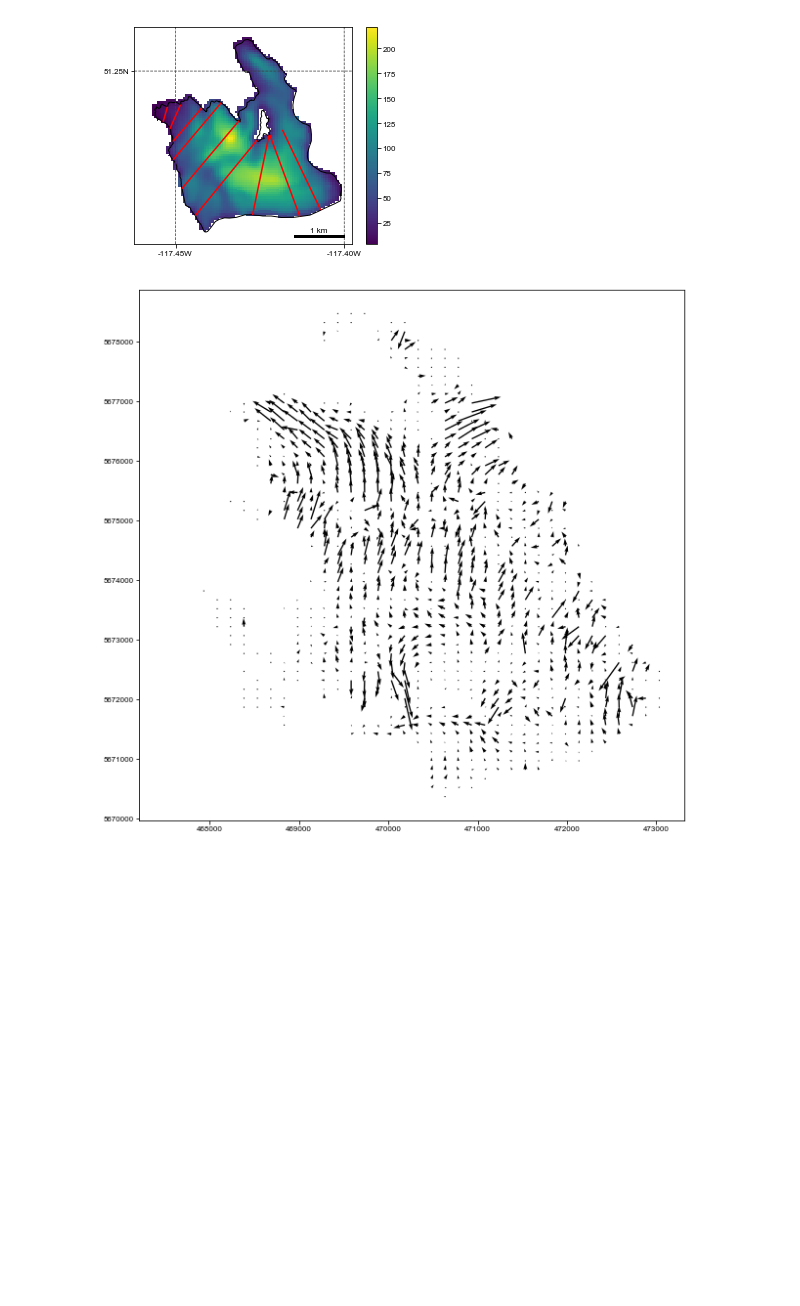
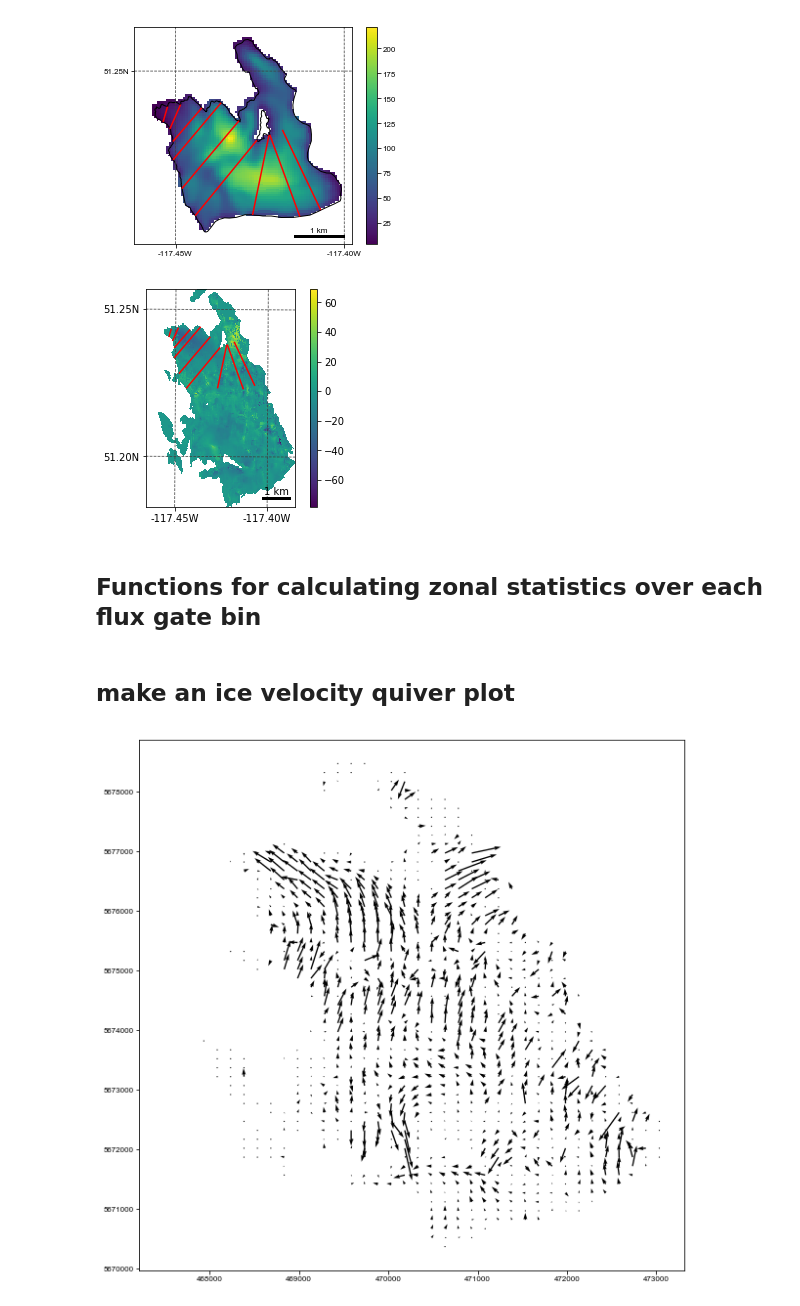
Before and after one commit to bpelto/ice_dynamics, a Jupyter notebook: flux_gate_velocity-Illecillewaet.ipynb, the cells around one changed output. Drawn from its saved outputs; the diff is of its cells as text; code cells hidden in the pictures; blank space fills up the shorter version.

Commit message:
add obs data

```diff
--- a/flux_gate_velocity-Illecillewaet.ipynb
+++ b/flux_gate_velocity-Illecillewaet.ipynb
@@ -98,6 +103,52 @@ plt.savefig(fl_path+ 'products/'+ 'illec_thickness_gates.png', dpi=300)
 plt.show()
 # %% [output]
 [figure]
+# %%
+vx = vx.to_array(name='vx')
+# np.shape(vx[0]) remove index 1 i.e.: 1,2000,3000
+vy = vy.to_array(name='vy')
+gpr = gpr.to_array(name='gpr')
+
+H_opt_reproj = vx.salem.transform(H_opt)
+H_opt = H_opt_reproj.to_array(name='H_opt')
+
+
+gpr.data[gpr.data<0] = np.nan
+gpr.data[gpr.data==1.000] == 0.0   #not having any effect
+vx.data[msk.data==0] = np.nan
+vy.data[msk.data==0] = np.nan
+
+
+dem = salem.open_xr_dataset(topo)
+dem_reproj = vx.salem.transform(dem)
+dem = dem_reproj.to_array(name='dem')
+dem.data[dem.data<1] = np.nan
+
+# H_opt_reproj=vx.salem.transform(H_opt)
+# H_opt = H_opt_reproj.to_array(name='H_opt')
+
+#     # map extent
+# grid = mercator_grid(center_ll=(-116.94, 50.80), extent=(10000, 9000)) ##zoomed out view
+grid = vx.salem.grid  ##full view
+sm = Map(grid, countries=False)
+sm.set_lonlat_contours(interval=0)
+sm.set_scale_bar()
+sm.set_data(vx)
+
+#      Change the lon-lat countour setting
+sm.set_lonlat_contours(add_ytick_labels=True, interval=0.05, linewidths=0.75, linestyles='--', colors='0.25')
+
+
+
+gdf = salem.read_shapefile(shpf)
+sm.set_shapefile(gdf, linewidth=1)
+sm.set_shapefile(gates, linewidth=1.5, color='r')
+sm.visualize()
+plt.show()
+# %% [output]
+[figure, added]
+# %% [markdown]
+## Functions for calculating zonal statistics over each flux gate bin
 # %%
 # https://community.esri.com/groups/python-snippets/blog/2019/05/07/calculating-zonal-statistics-with-python-rasterstats
 # For loading shapefiles into geopandas dataframe
@@ -160,6 +211,8 @@ def get_zonal_stats(vector, raster, stats):
     result = zonal_stats(vector, raster, stats=stats, geojson_out=True)
     geostats = gpd.GeoDataFrame.from_features(result)
     return geostats
+# %% [markdown]
+## make an ice velocity quiver plot
 # %%
 fig, ax = plt.subplots(1,1,figsize=(10,10))
 
```
Also changed, not shown: parts of 20 cells of this notebook.
